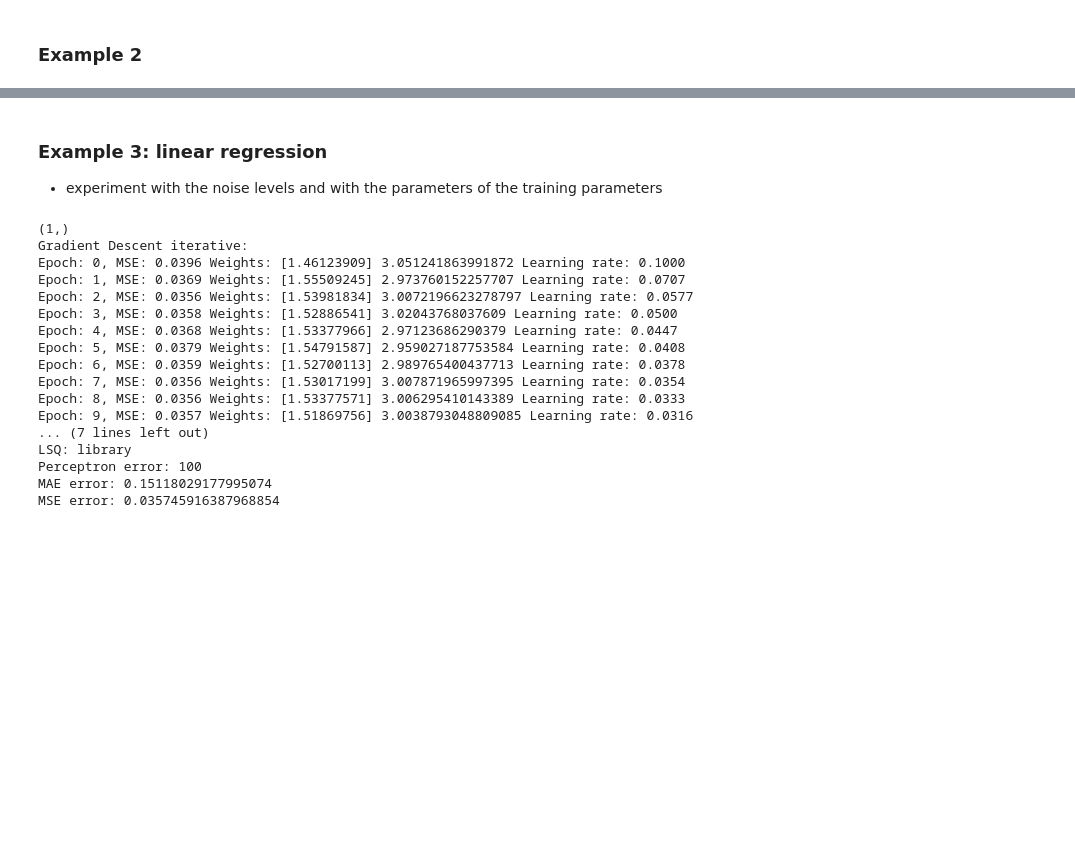
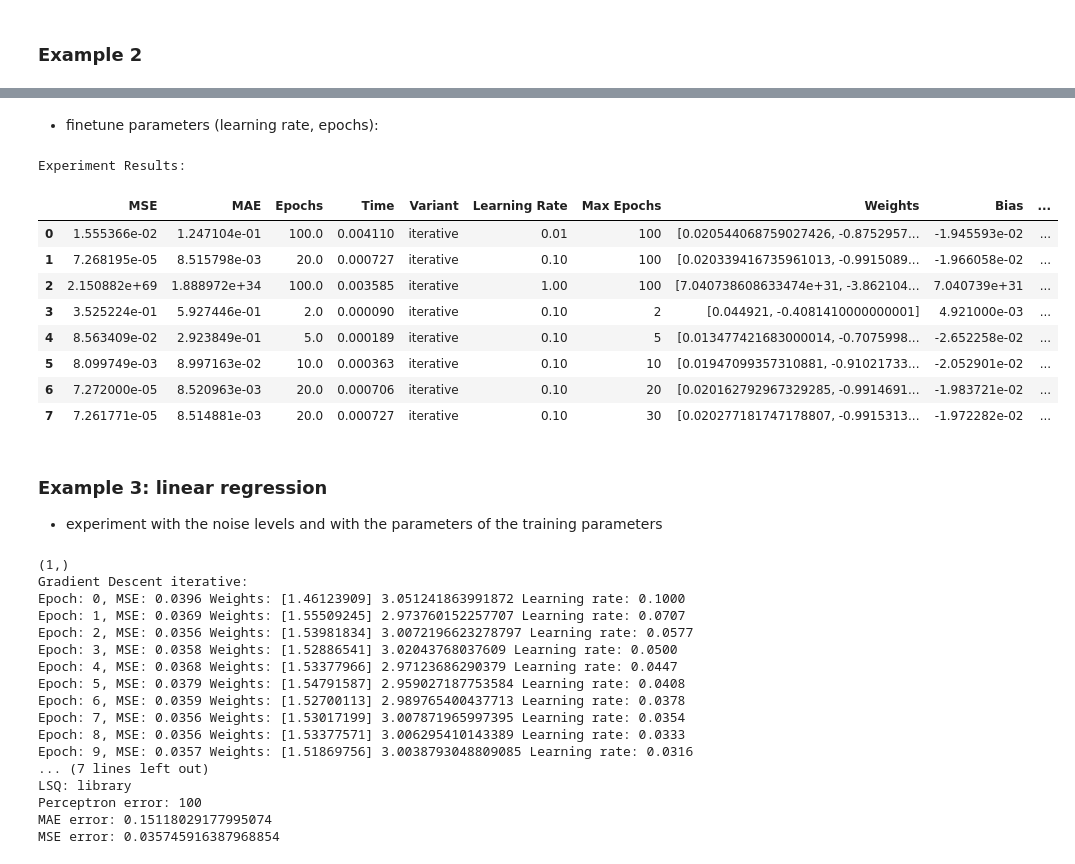
Before and after one commit to reitezuz/18NES1-2025-, a Jupyter notebook: week3/linear_neuron.ipynb, the cells around one changed output, grey strips where cells are left out. Saved outputs shown, nothing was run; the diff lists cells and outputs as text; code cells hidden in the pictures; blank space fills up the shorter version.

```diff
--- a/week3/linear_neuron.ipynb
+++ b/week3/linear_neuron.ipynb
@@ -715,3 +805,46 @@ MSE error: 0.0008702595866040505
+# %% [markdown]
+- finetune parameters (learning rate, epochs):
+# %%
+# DataFrame to store the results for comparisons:
+experiment_results_r = pd.DataFrame(columns=['MSE', 'MAE', 'Epochs', 'Time', 'Variant', 'Learning Rate', 'Max Epochs', 'Weights', 'Bias', 'Data Description'])
+#np.random.seed(42)  # For reproducibility
+inputs = np.array([[1, -1], [1, 1]])
+true_outputs = np.array([1, -1])
+data_description_orig = "Ex. 2"
+variant = "iterative"
+
+# Perceptron parameters:
+weights = [0.05, -0.05]
+bias = 0.01
+adaptive_learning_rate = False
+batch_size = 4
+min_error = 0.0001
+epochs = 100
+learning_rate = 0.1
+print_progress = False
+data_description = data_description_orig + " " + ("adaptive " if adaptive_learning_rate else "non-adaptive ") + str(min_error) + (str(batch_size) if variant == "batch" else "")
+
+for learning_rate in [0.01, 0.1 , 1]:
+    run_example_multiple_times(experiment_results_r, inputs, true_outputs, epochs, weights, bias, learning_rate, print_progress, variant, data_description, adaptive_learning_rate, min_error, batch_size)
+
+learning_rate = 0.1
+for epochs in [2, 5, 10, 20, 30]:
+    run_example_multiple_times(experiment_results_r, inputs, true_outputs, epochs, weights, bias, learning_rate, print_progress, variant, data_description, adaptive_learning_rate, min_error, batch_size)
+
+
+print("\nExperiment Results:")
+experiment_results_r
+# %% [output]
+Experiment Results:
+|  | MSE | MAE | Epochs | Time | Variant | Learning Rate | Max Epochs | Weights | Bias | ... |
+| 0 | 1.555366e-02 | 1.247104e-01 | 100.0 | 0.004110 | iterative | 0.01 | 100 | [0.020544068759027426, -0.8752957... | -1.945593e-02 | ... |
+| 1 | 7.268195e-05 | 8.515798e-03 | 20.0 | 0.000727 | iterative | 0.10 | 100 | [0.020339416735961013, -0.9915089... | -1.966058e-02 | ... |
+| 2 | 2.150882e+69 | 1.888972e+34 | 100.0 | 0.003585 | iterative | 1.00 | 100 | [7.040738608633474e+31, -3.862104... | 7.040739e+31 | ... |
+| 3 | 3.525224e-01 | 5.927446e-01 | 2.0 | 0.000090 | iterative | 0.10 | 2 | [0.044921, -0.4081410000000001] | 4.921000e-03 | ... |
+| 4 | 8.563409e-02 | 2.923849e-01 | 5.0 | 0.000189 | iterative | 0.10 | 5 | [0.013477421683000014, -0.7075998... | -2.652258e-02 | ... |
+| 5 | 8.099749e-03 | 8.997163e-02 | 10.0 | 0.000363 | iterative | 0.10 | 10 | [0.01947099357310881, -0.91021733... | -2.052901e-02 | ... |
+| 6 | 7.272000e-05 | 8.520963e-03 | 20.0 | 0.000706 | iterative | 0.10 | 20 | [0.020162792967329285, -0.9914691... | -1.983721e-02 | ... |
+| 7 | 7.261771e-05 | 8.514881e-03 | 20.0 | 0.000727 | iterative | 0.10 | 30 | [0.020277181747178807, -0.9915313... | -1.972282e-02 | ... |
 # %% [markdown]
 ### Example 3: linear regression
 - experiment with the noise levels and with the parameters of the training parameters
```
Also changed, not shown: parts of 9 cells of this notebook.
